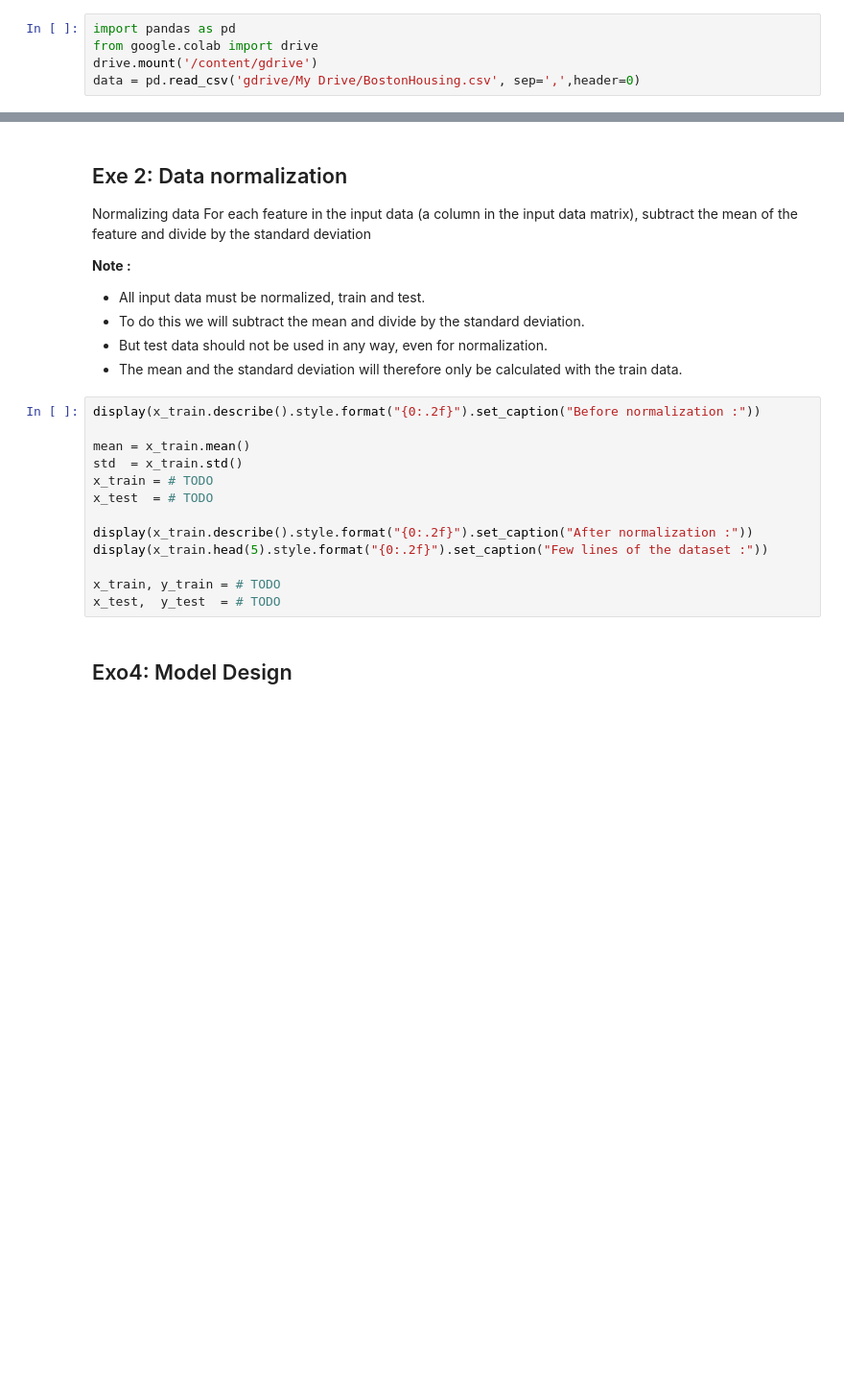
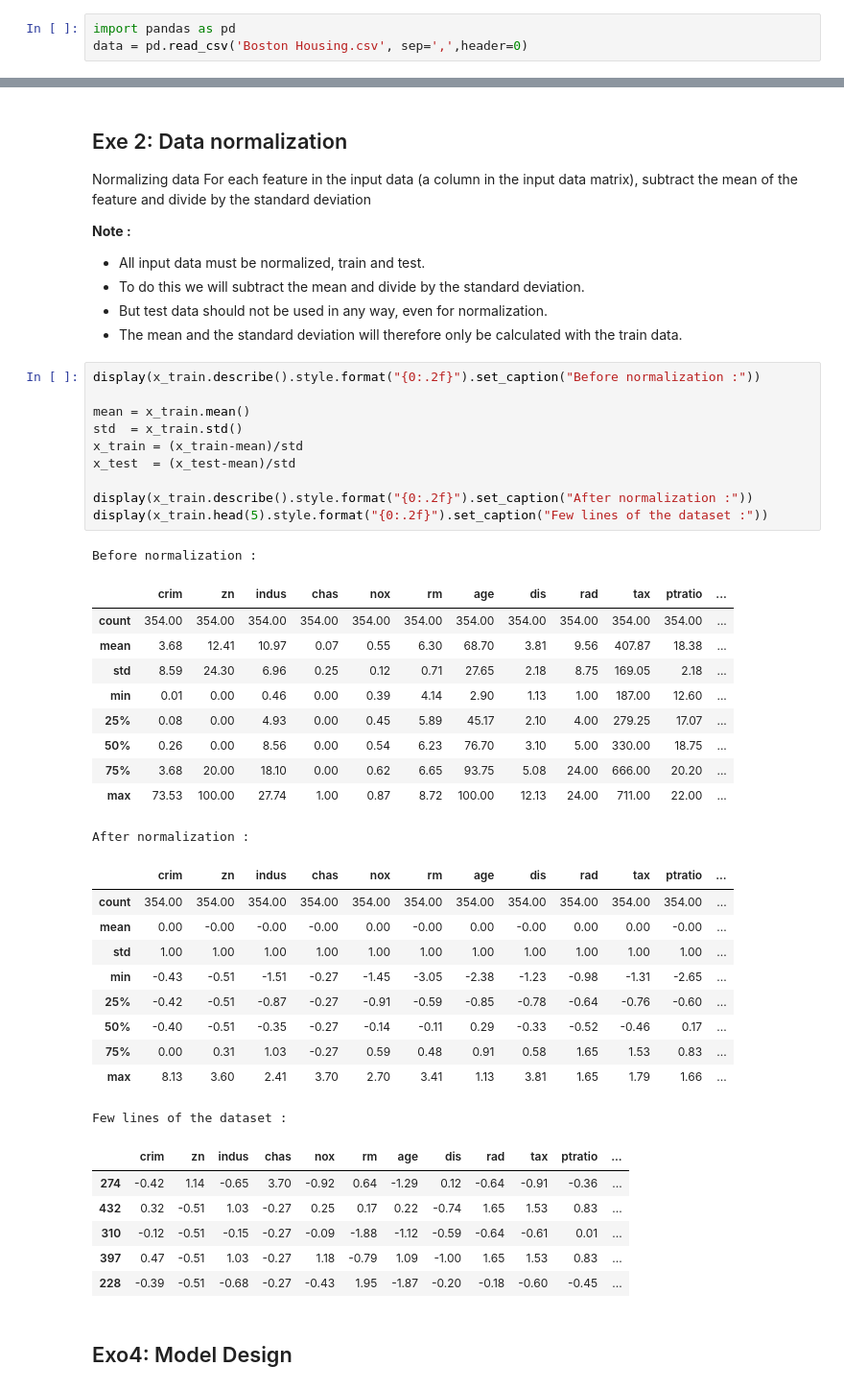
Before and after one commit to Poliaboy/NeuralNetworksS8, a Jupyter notebook: Lab1_NN.ipynb, the cells around one changed output, grey strips where cells are left out. Shown at 96% size. Cells and saved outputs as stored; diff of their text form; blank space fills up the shorter version.

```diff
--- a/Lab1_NN.ipynb
+++ b/Lab1_NN.ipynb
@@ -54,6 +51,4 @@ from importlib import reload
 Load the boston housing dataset
 # %%
 import pandas as pd
-from google.colab import drive
-drive.mount('/content/gdrive')
-data = pd.read_csv('gdrive/My Drive/BostonHousing.csv', sep=',',header=0)
+data = pd.read_csv('Boston Housing.csv', sep=',',header=0)
@@ -105,16 +110,41 @@ deviation
 # %%
 display(x_train.describe().style.format("{0:.2f}").set_caption("Before normalization :"))
 
 mean = x_train.mean()
 std  = x_train.std()
-x_train = # TODO
-x_test  = # TODO
+x_train = (x_train-mean)/std
+x_test  = (x_test-mean)/std
 
 display(x_train.describe().style.format("{0:.2f}").set_caption("After normalization :"))
 display(x_train.head(5).style.format("{0:.2f}").set_caption("Few lines of the dataset :"))
-
-x_train, y_train = # TODO
-x_test,  y_test  = # TODO
+# %% [output]
+Before normalization :
+|  | crim | zn | indus | chas | nox | rm | age | dis | rad | tax | ptratio | ... |
+| count | 354.00 | 354.00 | 354.00 | 354.00 | 354.00 | 354.00 | 354.00 | 354.00 | 354.00 | 354.00 | 354.00 | ... |
+| mean | 3.68 | 12.41 | 10.97 | 0.07 | 0.55 | 6.30 | 68.70 | 3.81 | 9.56 | 407.87 | 18.38 | ... |
+| std | 8.59 | 24.30 | 6.96 | 0.25 | 0.12 | 0.71 | 27.65 | 2.18 | 8.75 | 169.05 | 2.18 | ... |
+| min | 0.01 | 0.00 | 0.46 | 0.00 | 0.39 | 4.14 | 2.90 | 1.13 | 1.00 | 187.00 | 12.60 | ... |
+| 25% | 0.08 | 0.00 | 4.93 | 0.00 | 0.45 | 5.89 | 45.17 | 2.10 | 4.00 | 279.25 | 17.07 | ... |
+| 50% | 0.26 | 0.00 | 8.56 | 0.00 | 0.54 | 6.23 | 76.70 | 3.10 | 5.00 | 330.00 | 18.75 | ... |
+| 75% | 3.68 | 20.00 | 18.10 | 0.00 | 0.62 | 6.65 | 93.75 | 5.08 | 24.00 | 666.00 | 20.20 | ... |
+| max | 73.53 | 100.00 | 27.74 | 1.00 | 0.87 | 8.72 | 100.00 | 12.13 | 24.00 | 711.00 | 22.00 | ... |
+After normalization :
+|  | crim | zn | indus | chas | nox | rm | age | dis | rad | tax | ptratio | ... |
+| count | 354.00 | 354.00 | 354.00 | 354.00 | 354.00 | 354.00 | 354.00 | 354.00 | 354.00 | 354.00 | 354.00 | ... |
+| mean | 0.00 | -0.00 | -0.00 | -0.00 | 0.00 | -0.00 | 0.00 | -0.00 | 0.00 | 0.00 | -0.00 | ... |
+| std | 1.00 | 1.00 | 1.00 | 1.00 | 1.00 | 1.00 | 1.00 | 1.00 | 1.00 | 1.00 | 1.00 | ... |
+| min | -0.43 | -0.51 | -1.51 | -0.27 | -1.45 | -3.05 | -2.38 | -1.23 | -0.98 | -1.31 | -2.65 | ... |
+| 25% | -0.42 | -0.51 | -0.87 | -0.27 | -0.91 | -0.59 | -0.85 | -0.78 | -0.64 | -0.76 | -0.60 | ... |
+| 50% | -0.40 | -0.51 | -0.35 | -0.27 | -0.14 | -0.11 | 0.29 | -0.33 | -0.52 | -0.46 | 0.17 | ... |
+| 75% | 0.00 | 0.31 | 1.03 | -0.27 | 0.59 | 0.48 | 0.91 | 0.58 | 1.65 | 1.53 | 0.83 | ... |
+| max | 8.13 | 3.60 | 2.41 | 3.70 | 2.70 | 3.41 | 1.13 | 3.81 | 1.65 | 1.79 | 1.66 | ... |
+Few lines of the dataset :
+|  | crim | zn | indus | chas | nox | rm | age | dis | rad | tax | ptratio | ... |
+| 274 | -0.42 | 1.14 | -0.65 | 3.70 | -0.92 | 0.64 | -1.29 | 0.12 | -0.64 | -0.91 | -0.36 | ... |
+| 432 | 0.32 | -0.51 | 1.03 | -0.27 | 0.25 | 0.17 | 0.22 | -0.74 | 1.65 | 1.53 | 0.83 | ... |
+| 310 | -0.12 | -0.51 | -0.15 | -0.27 | -0.09 | -1.88 | -1.12 | -0.59 | -0.64 | -0.61 | 0.01 | ... |
+| 397 | 0.47 | -0.51 | 1.03 | -0.27 | 1.18 | -0.79 | 1.09 | -1.00 | 1.65 | 1.53 | 0.83 | ... |
+| 228 | -0.39 | -0.51 | -0.68 | -0.27 | -0.43 | 1.95 | -1.87 | -0.20 | -0.18 | -0.60 | -0.45 | ... |
 # %% [markdown]
 ## Exo4:  Model Design
 # %% [markdown]
```
Also changed, not shown: parts of 49 cells of this notebook, 4 other files.
